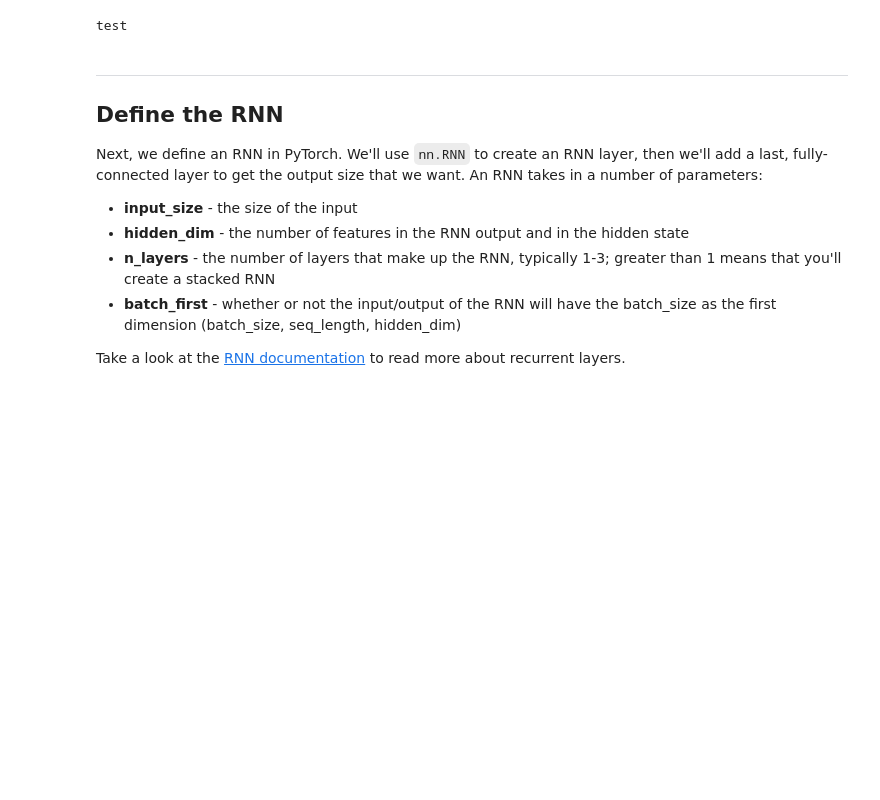
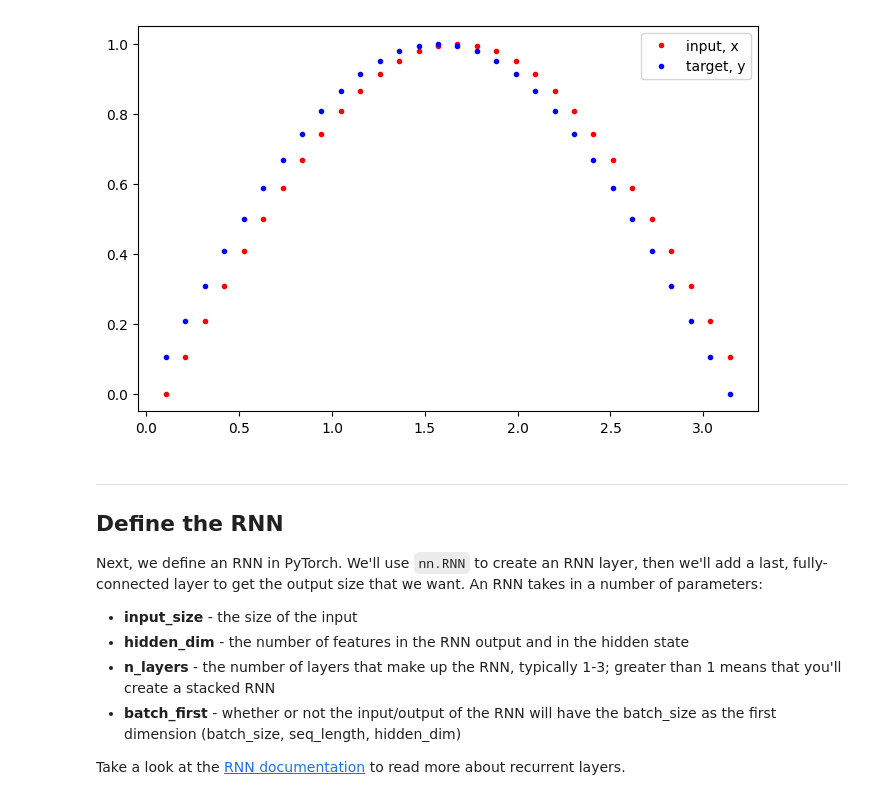
Before and after one commit to marjimbel/pytorch_practice, a Jupyter notebook: notebooks/useful_methods/Simple_RNN.ipynb, the cells around one changed output. Drawn from its saved outputs; the diff is of its cells as text; code cells hidden in the pictures; blank space fills up the shorter version.

```diff
--- a/notebooks/useful_methods/Simple_RNN.ipynb
+++ b/notebooks/useful_methods/Simple_RNN.ipynb
@@ -4,30 +4,31 @@ from torch import nn
 import numpy as np
 import matplotlib.pyplot as plt
 %matplotlib inline
-# %%
-print("test")
-# %% [output]
-test
+# %%
+def fit_func(time_steps):
+    return np.sin(time_steps)
 # %%
 plt.figure(figsize=(8,5))
 
 # how many time steps/data pts are in one batch of data
-seq_length = 20
+seq_length = 30
 
 # generate evenly spaced data pts
 time_steps = np.linspace(0, np.pi, seq_length + 1)
-data = np.sin(time_steps)
+data = fit_func(time_steps)
 data.resize((seq_length + 1, 1)) # size becomes (seq_length+1, 1), adds an input_size dimension
 
 x = data[:-1] # all but the last piece of data
 y = data[1:] # all but the first
 
 # display the data
 plt.plot(time_steps[1:], x, 'r.', label='input, x') # x
 plt.plot(time_steps[1:], y, 'b.', label='target, y') # y
 
 plt.legend(loc='best')
 plt.show()
+# %% [output]
+[figure, added]
 # %% [markdown]
 ---
 ## Define the RNN
```
Also changed, not shown: parts of 4 cells of this notebook, 2 other files.
